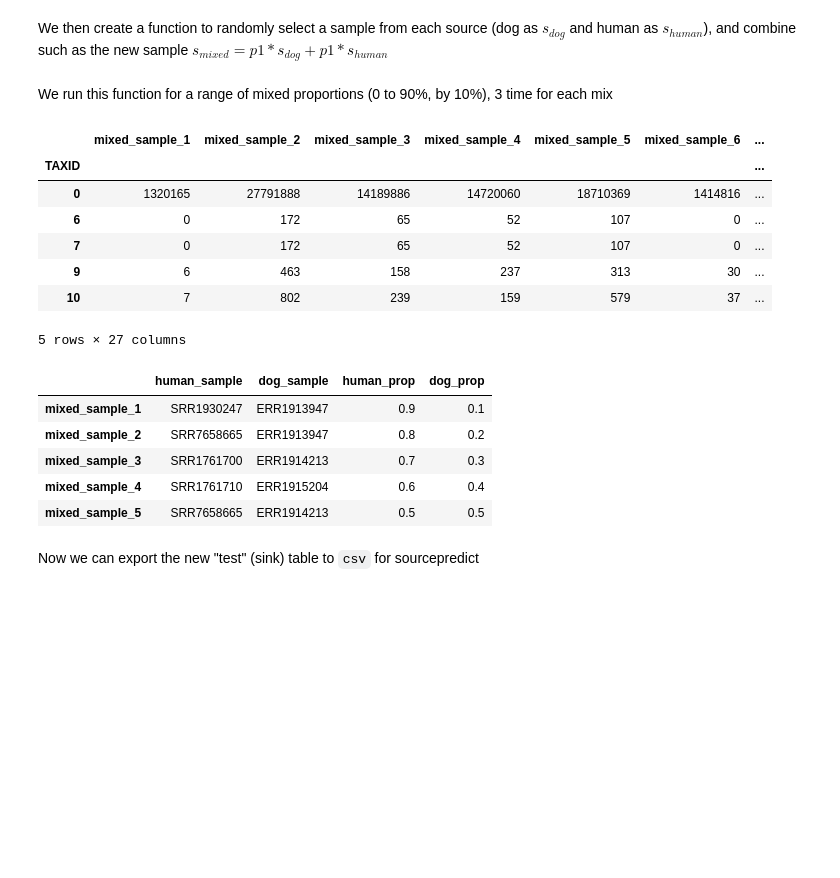
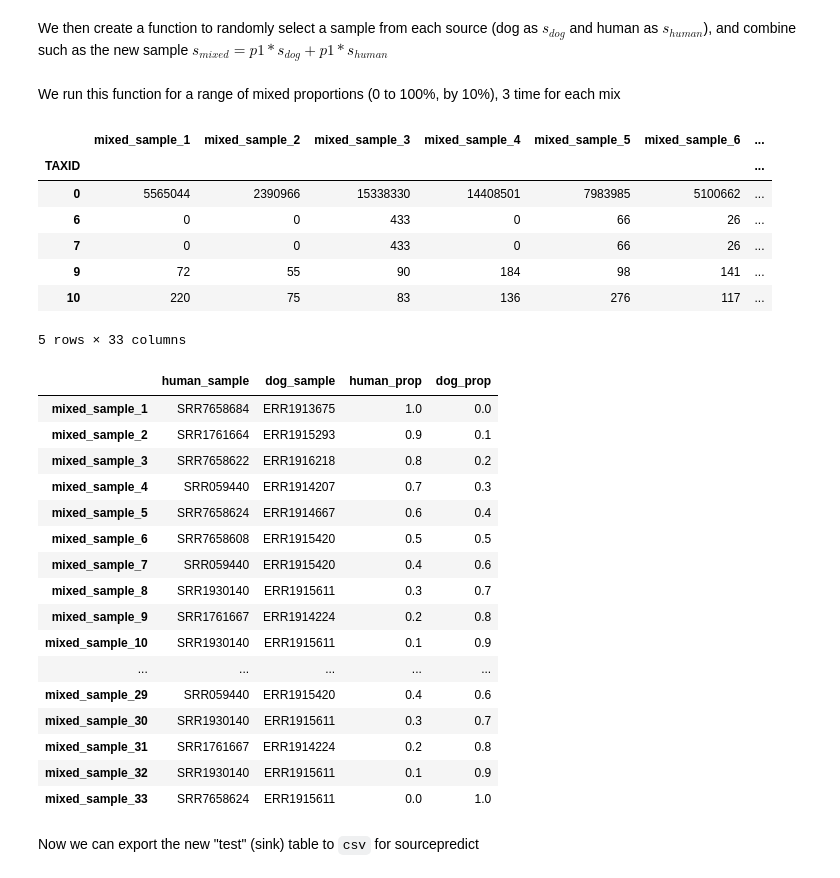
Before and after one commit to maxibor/sourcepredict, a Jupyter notebook: docs/mixed_prop.ipynb, the cells around one changed output. Saved outputs shown, nothing was run; the diff lists cells and outputs as text; code cells hidden in the pictures; blank space fills up the shorter version.

```diff
--- a/docs/mixed_prop.ipynb
+++ b/docs/mixed_prop.ipynb
@@ -40,9 +40,9 @@ cnt_test.head()
 # %% [markdown]
 We then create a function to randomly select a sample from each source (dog as $s_{dog}$ and human as $s_{human}$), and combine such as the new sample $s_{mixed} = p1*s_{dog} + p1*s_{human}$
 # %%
-def create_mixed_sample(cnt, labels, p1, samp_name):
-    rand_dog = labels.query('labels == "Canis_familiaris"').sample(1).index[0]
-    rand_human = labels.query('labels == "Homo_sapiens"').sample(1).index[0]
+def create_mixed_sample(cnt, labels, p1, samp_name, seed):
+    rand_dog = labels.query('labels == "Canis_familiaris"').sample(1, random_state = seed).index[0]
+    rand_human = labels.query('labels == "Homo_sapiens"').sample(1, random_state = seed).index[0]
     dog_samp = cnt[rand_dog]*p1
     human_samp = cnt[rand_human]*(1-p1)
     comb = dog_samp + human_samp
@@ -50,14 +50,14 @@ def create_mixed_sample(cnt, labels, p1, samp_name):
     meta = pd.DataFrame({'human_sample':[rand_human],'dog_sample':[rand_dog], 'human_prop':[(1-p1)], 'dog_prop':[p1]}, index=[samp_name])
     return(comb, meta)
 # %% [markdown]
-We run this function for a range of mixed proportions (0 to 90%, by 10%), 3 time for each mix
+We run this function for a range of mixed proportions (0 to 100%, by 10%), 3 time for each mix
 # %%
 mixed_samp = []
 mixed_meta = []
 nb = 1
 for i in range(3):
-    for p1 in np.arange(0.1,1,0.1):
-        s = create_mixed_sample(cnt=cnt_test, labels=test_labels, p1=p1, samp_name=f"mixed_sample_{nb}")
+    for p1 in np.arange(0,1.1,0.1):
+        s = create_mixed_sample(cnt=cnt_test, labels=test_labels, p1=p1, samp_name=f"mixed_sample_{nb}", seed = int(100*p1))
         mixed_samp.append(s[0])
         mixed_meta.append(s[1])
         nb += 1
@@ -67,22 +67,33 @@ mixed_samples.head()
 # %% [output]
 |  | mixed_sample_1 | mixed_sample_2 | mixed_sample_3 | mixed_sample_4 | mixed_sample_5 | mixed_sample_6 | ... |
 | TAXID |  |  |  |  |  |  | ... |
-| 0 | 1320165 | 27791888 | 14189886 | 14720060 | 18710369 | 1414816 | ... |
-| 6 | 0 | 172 | 65 | 52 | 107 | 0 | ... |
-| 7 | 0 | 172 | 65 | 52 | 107 | 0 | ... |
-| 9 | 6 | 463 | 158 | 237 | 313 | 30 | ... |
-| 10 | 7 | 802 | 239 | 159 | 579 | 37 | ... |
+| 0 | 5565044 | 2390966 | 15338330 | 14408501 | 7983985 | 5100662 | ... |
+| 6 | 0 | 0 | 433 | 0 | 66 | 26 | ... |
+| 7 | 0 | 0 | 433 | 0 | 66 | 26 | ... |
+| 9 | 72 | 55 | 90 | 184 | 98 | 141 | ... |
+| 10 | 220 | 75 | 83 | 136 | 276 | 117 | ... |
-5 rows × 27 columns
+5 rows × 33 columns
 # %%
 mixed_metadata = pd.concat(mixed_meta)
-mixed_metadata.head()
+mixed_metadata
 # %% [output]
 |  | human_sample | dog_sample | human_prop | dog_prop |
-| mixed_sample_1 | SRR1930247 | ERR1913947 | 0.9 | 0.1 |
-| mixed_sample_2 | SRR7658665 | ERR1913947 | 0.8 | 0.2 |
-| mixed_sample_3 | SRR1761700 | ERR1914213 | 0.7 | 0.3 |
-| mixed_sample_4 | SRR1761710 | ERR1915204 | 0.6 | 0.4 |
-| mixed_sample_5 | SRR7658665 | ERR1914213 | 0.5 | 0.5 |
+| mixed_sample_1 | SRR7658684 | ERR1913675 | 1.0 | 0.0 |
+| mixed_sample_2 | SRR1761664 | ERR1915293 | 0.9 | 0.1 |
+| mixed_sample_3 | SRR7658622 | ERR1916218 | 0.8 | 0.2 |
+| mixed_sample_4 | SRR059440 | ERR1914207 | 0.7 | 0.3 |
+| mixed_sample_5 | SRR7658624 | ERR1914667 | 0.6 | 0.4 |
+| mixed_sample_6 | SRR7658608 | ERR1915420 | 0.5 | 0.5 |
+| mixed_sample_7 | SRR059440 | ERR1915420 | 0.4 | 0.6 |
+| mixed_sample_8 | SRR1930140 | ERR1915611 | 0.3 | 0.7 |
+| mixed_sample_9 | SRR1761667 | ERR1914224 | 0.2 | 0.8 |
+| mixed_sample_10 | SRR1930140 | ERR1915611 | 0.1 | 0.9 |
+| ... | ... | ... | ... | ... |
+| mixed_sample_29 | SRR059440 | ERR1915420 | 0.4 | 0.6 |
+| mixed_sample_30 | SRR1930140 | ERR1915611 | 0.3 | 0.7 |
+| mixed_sample_31 | SRR1761667 | ERR1914224 | 0.2 | 0.8 |
+| mixed_sample_32 | SRR1930140 | ERR1915611 | 0.1 | 0.9 |
+| mixed_sample_33 | SRR7658624 | ERR1915611 | 0.0 | 1.0 |
 # %% [markdown]
 Now we can export the new "test" (sink) table to `csv` for sourcepredict
 # %%
```
Also changed, not shown: parts of 24 cells of this notebook, 2 other files.
